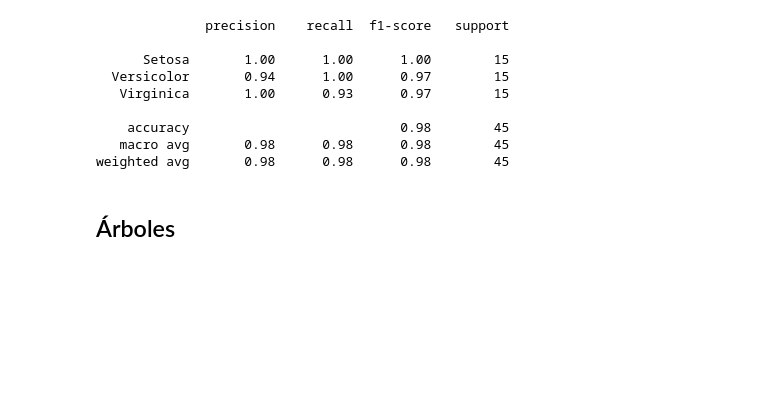
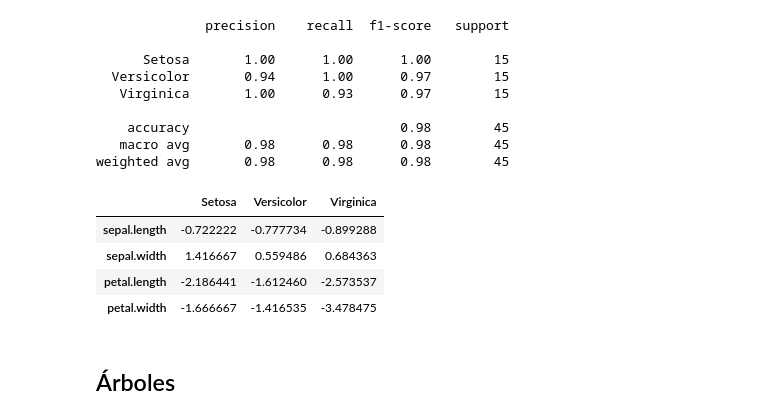
Before and after one commit to fvillena/mlfa, a Jupyter notebook: 2.1-classification.ipynb, the cells around one changed output. Cells and saved outputs as stored; diff of their text form; code cells hidden in the pictures; blank space fills up the shorter version.

```diff
--- a/2.1-classification.ipynb
+++ b/2.1-classification.ipynb
@@ -128,5 +174,5 @@ lr_vil.transpose()
 # %%
-svm = sklearn.svm.SVC()
+svm = sklearn.svm.SVC(kernel='linear') # Instanciamos una support vector machine con un kernel lineal
 svm.fit(features_train, label_train)
 # %% [output]
 SVC(C=1.0, break_ties=False, cache_size=200, class_weight=None, coef0=0.0,
@@ -147,6 +193,16 @@ print(sklearn.metrics.classification_report(label_test, svm_predictions))
     accuracy                           0.98        45
    macro avg       0.98      0.98      0.98        45
 weighted avg       0.98      0.98      0.98        45
+# %%
+lr_vil = pd.DataFrame(svm.coef_,columns=feature_names)
+lr_vil.index = variety_names
+lr_vil.transpose()
+# %% [output]
+|  | Setosa | Versicolor | Virginica |
+| sepal.length | -0.722222 | -0.777734 | -0.899288 |
+| sepal.width | 1.416667 | 0.559486 | 0.684363 |
+| petal.length | -2.186441 | -1.612460 | -2.573537 |
+| petal.width | -1.666667 | -1.416535 | -3.478475 |
 # %% [markdown]
 ## Árboles
 # %%
```
Also changed, not shown: parts of 44 cells of this notebook.
